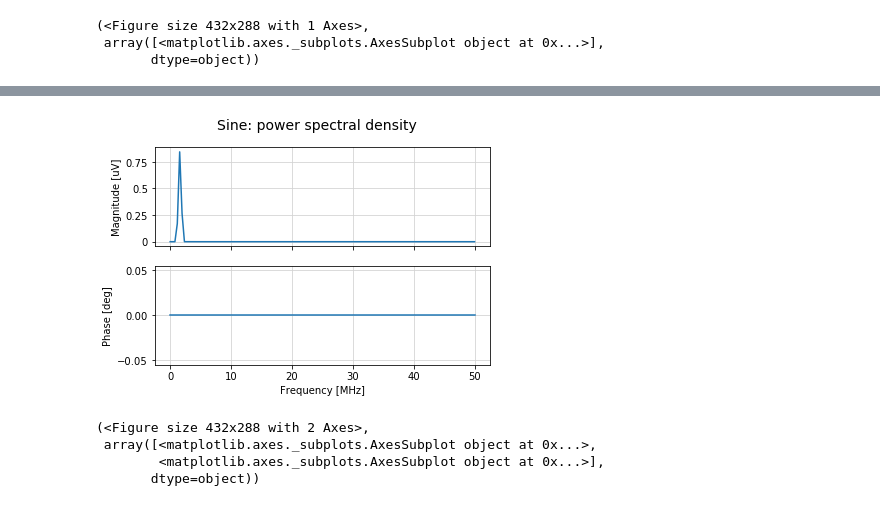
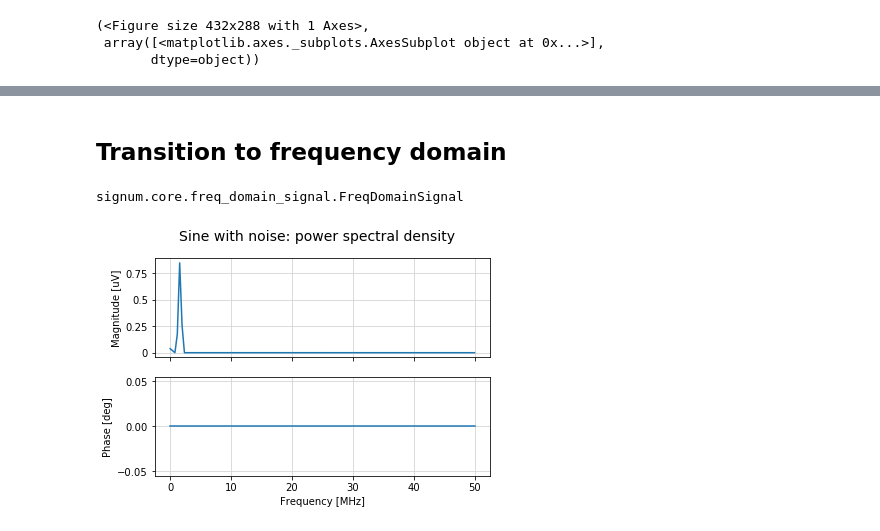
Before and after one commit to animaviridis/signum, a Jupyter notebook: examples/ex1.ipynb, the cells around one changed output, grey strips where cells are left out. Saved outputs shown, nothing was run; the diff lists cells and outputs as text; code cells hidden in the pictures.

```diff
--- a/examples/ex1.ipynb
+++ b/examples/ex1.ipynb
@@ -15,3 +19,7 @@ s1.display()
 (<Figure size 432x288 with 1 Axes>,
  array([<matplotlib.axes._subplots.AxesSubplot object at 0x...>],
        dtype=object))
+# %%
+# Signal 2
+s2 = TimeDomainSignal(np.random.rand(SIZE), description='Uniform noise', unit='V', f_sampling=FS, f_sampling_unit='MHz')
+s2.display()
@@ -17,0 +33,4 @@ s1.display()
+# %%
+s12 = s1 + 0.3*s2
+s12.description = "Sine with noise"
+s12.display()
@@ -18,8 +83,12 @@ s1.display()
+# %% [markdown]
+## Transition to frequency domain
+# %%
+# Power spectral density: FreqDomainSignal
+psd = TimeDomainSignal.psd(s12)
+type(psd)
+# %% [output]
+signum.core.freq_domain_signal.FreqDomainSignal
 # %%
-TimeDomainSignal.psd(s1).display()
+_ = psd.display()
 # %% [output]
-[figure, old version]
+[figure, new version]
-(<Figure size 432x288 with 2 Axes>,
- array([<matplotlib.axes._subplots.AxesSubplot object at 0x...>,
-        <matplotlib.axes._subplots.AxesSubplot object at 0x...>],
-       dtype=object))
```
Also changed, not shown: parts of 18 cells of this notebook.
